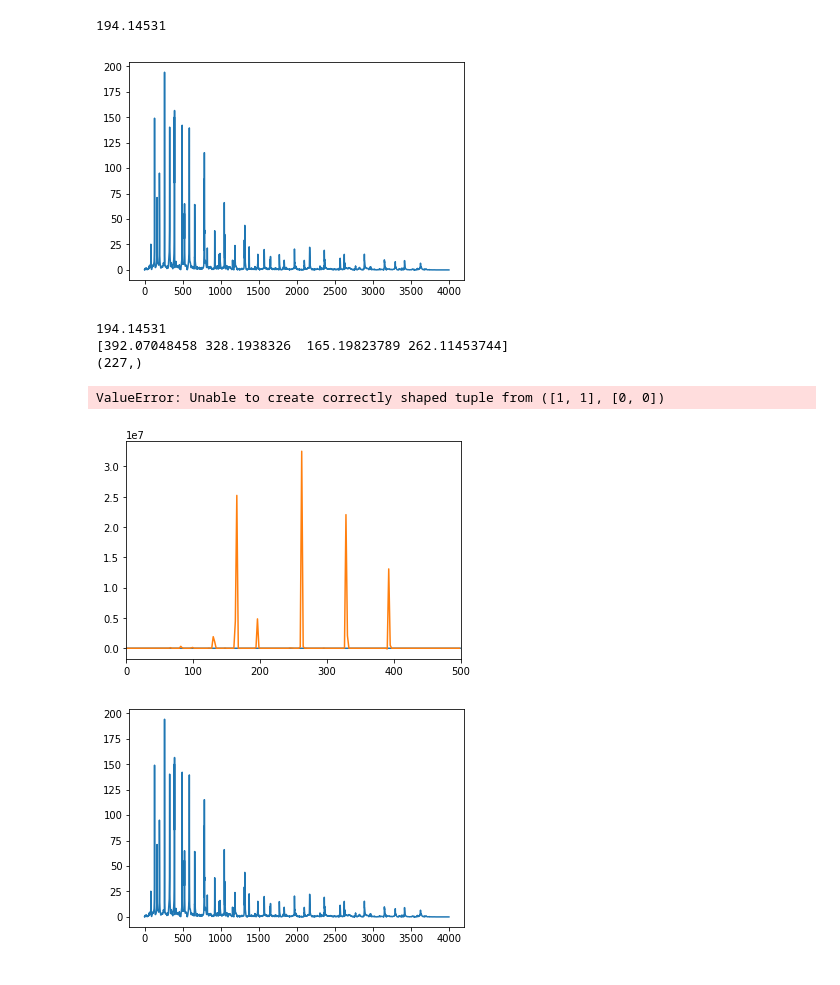
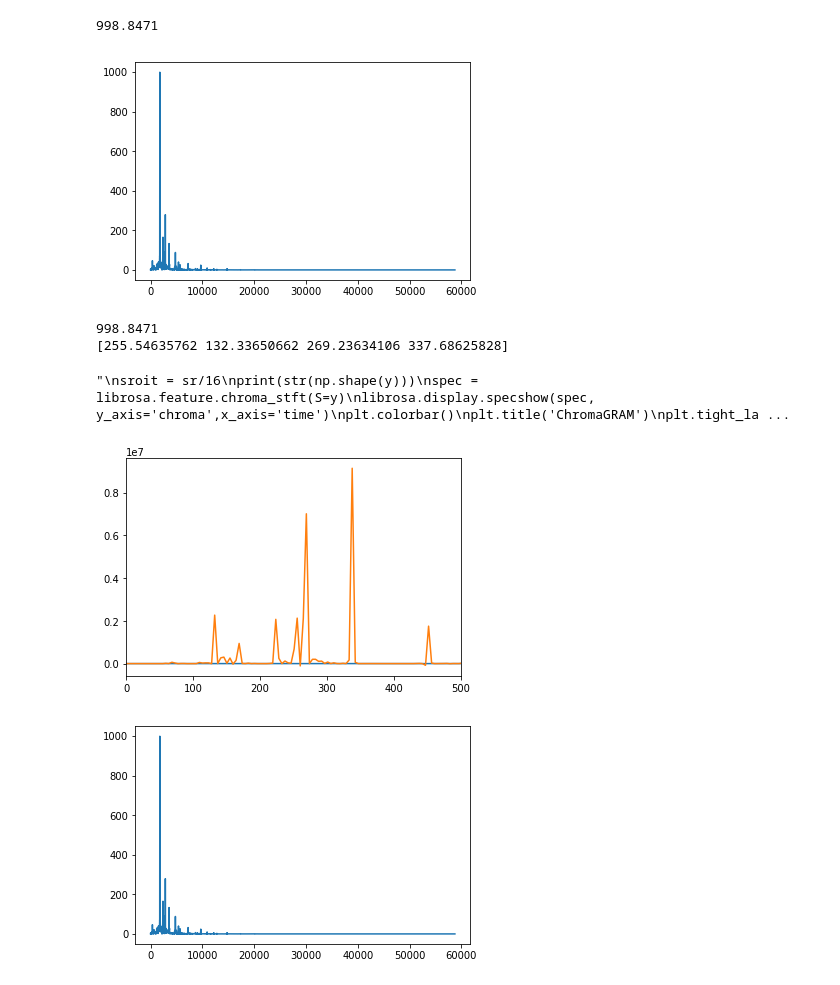
Before and after one commit to MichaelCuevas/automated-roman-numeral-analysis, a Jupyter notebook: chord_test.ipynb, the cells around one changed output. Drawn from its saved outputs; the diff is of its cells as text; code cells hidden in the pictures.

```diff
--- a/chord_test.ipynb
+++ b/chord_test.ipynb
@@ -6,7 +6,7 @@ from sklearn.datasets import load_iris
 import librosa.display
 %matplotlib inline
 
-chord_data = librosa.load('c.wav', sr= 8000)
+chord_data = librosa.load('c.wav', sr=None)
 chord = chord_data[0]
 print(len(chord))
 sr = chord_data[1]
@@ -37,8 +37,8 @@ plt.plot(freq_arr,fft_chroma_test)
 #plt.xlim([0,2000])
 print(np.max(fft_chroma_test))
 # %% [output]
-194.14531
+998.8471
-[figure, old version]
+[figure, new version]
 # %%
 #chord = sp.signal.windows.hann(len(chord)) * chord
 
@@ -73,36 +73,37 @@ for i in range(len(hps5)):
 
 plt.figure(0)
 win_len2 = len(y)
 freq_arr2 = np.arange(win_len2) * ((sr/16)/win_len2)
 plt.xlim([0,500])
 plt.plot(freq_arr2, y)
 
 fft_chroma_test = np.fft.fft(chord)
 fft_chroma_test = np.abs(fft_chroma_test)
 Nf = np.shape(fft_chroma_test)[0]
 fft_chroma_test = fft_chroma_test[0:int(Nf/2)+1]
 
 plt.figure(1)
 
 freq_arr = np.arange(int(Nf/2)+1) * (sr/win_len)
 plt.plot(freq_arr,fft_chroma_test)
 print(np.max(fft_chroma_test))
 ind = np.argsort(y)
 ind = ind*((sr/16)/win_len2)
 leng = np.shape(ind)[0]
 print(str(ind[leng-4:leng]))
+'''
 sroit = sr/16
 print(str(np.shape(y)))
 spec = librosa.feature.chroma_stft(S=y)
 librosa.display.specshow(spec, y_axis='chroma',x_axis='time')
 plt.colorbar()
 plt.title('ChromaGRAM')
 plt.tight_layout()
 plt.show()
+'''
 # %% [output]
-194.14531
-[392.07048458 328.1938326  165.19823789 262.11453744]
-(227,)
+998.8471
+[255.54635762 132.33650662 269.23634106 337.68625828]
-ValueError: Unable to create correctly shaped tuple from ([1, 1], [0, 0])
+"\nsroit = sr/16\nprint(str(np.shape(y)))\nspec = librosa.feature.chroma_stft(S=y)\nlibrosa.display.specshow(spec, y_axis='chroma',x_axis='time')\nplt.colorbar()\nplt.title('ChromaGRAM')\nplt.tight_la ...
-[figure, old version]
+[figure, new version]
-[figure, old version]
+[figure, new version]
```
Also changed, not shown: parts of 2 cells of this notebook, 1 other file.
